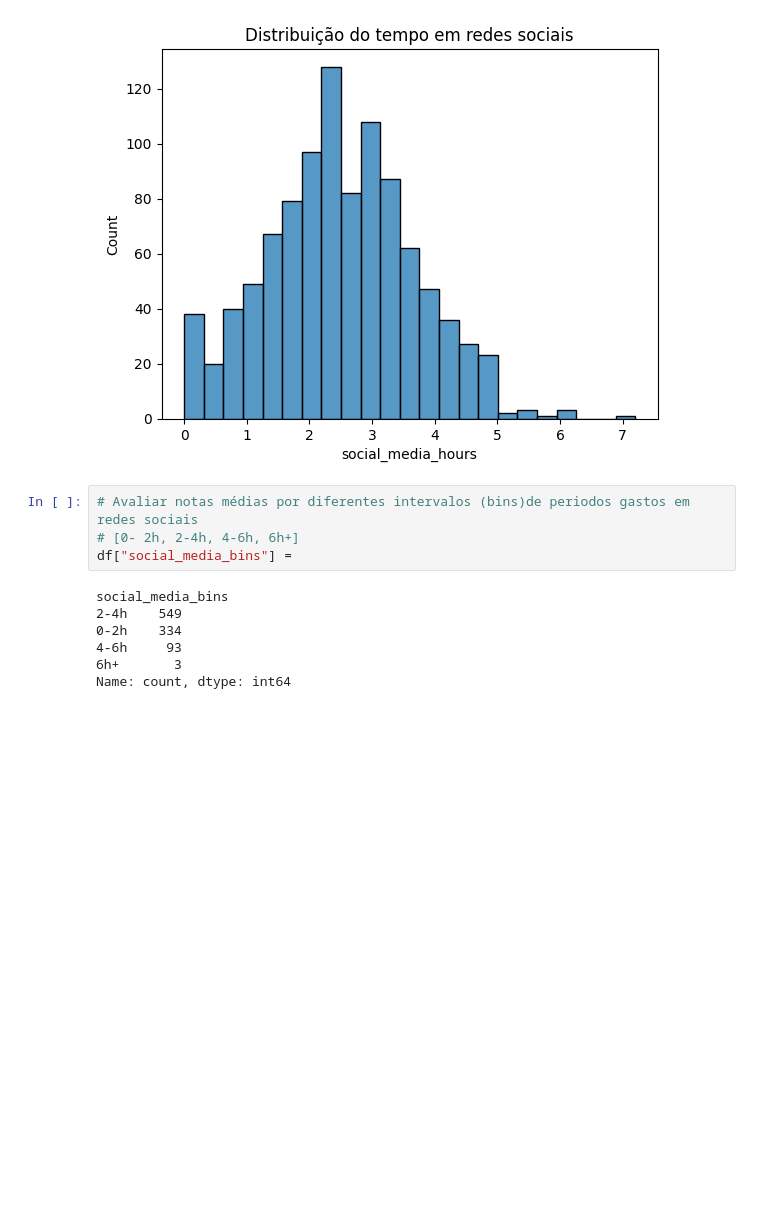
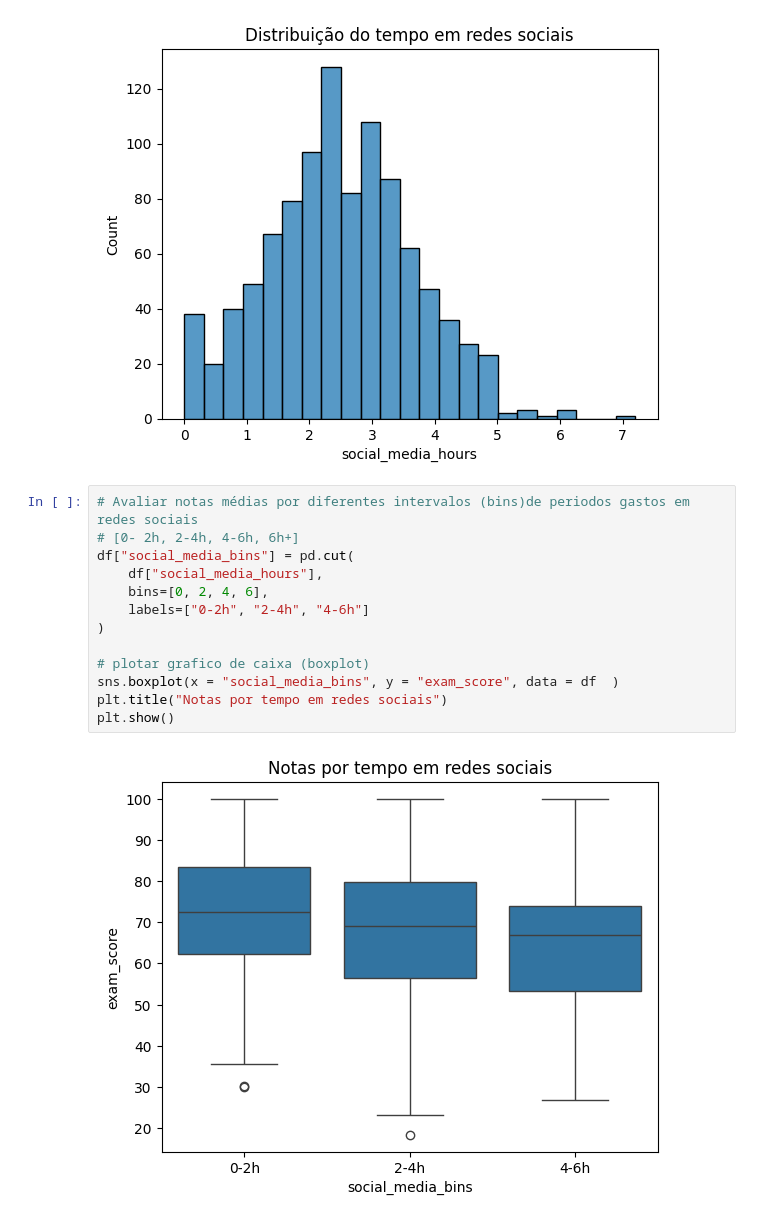
Before and after one commit to arnaldosantosjr/aprendendo-Python, a Jupyter notebook: Alanise/estatistic.ipynb, the cells around one changed output. Saved outputs shown, nothing was run; the diff lists cells and outputs as text; blank space fills up the shorter version.

```diff
--- a/Alanise/estatistic.ipynb
+++ b/Alanise/estatistic.ipynb
@@ -108,11 +108,15 @@ plt.show()
 # %%
 # Avaliar notas médias por diferentes intervalos (bins)de periodos gastos em redes sociais
 # [0- 2h, 2-4h, 4-6h, 6h+]
-df["social_media_bins"] =
+df["social_media_bins"] = pd.cut(
+    df["social_media_hours"],
+    bins=[0, 2, 4, 6],
+    labels=["0-2h", "2-4h", "4-6h"]
+)
+
+# plotar grafico de caixa (boxplot)
+sns.boxplot(x = "social_media_bins", y = "exam_score", data = df  )
+plt.title("Notas por tempo em redes sociais")
+plt.show()
 # %% [output]
-social_media_bins
-2-4h    549
-0-2h    334
-4-6h     93
-6h+       3
-Name: count, dtype: int64
+[figure, added]
```
Also changed, not shown: parts of 5 cells of this notebook.
